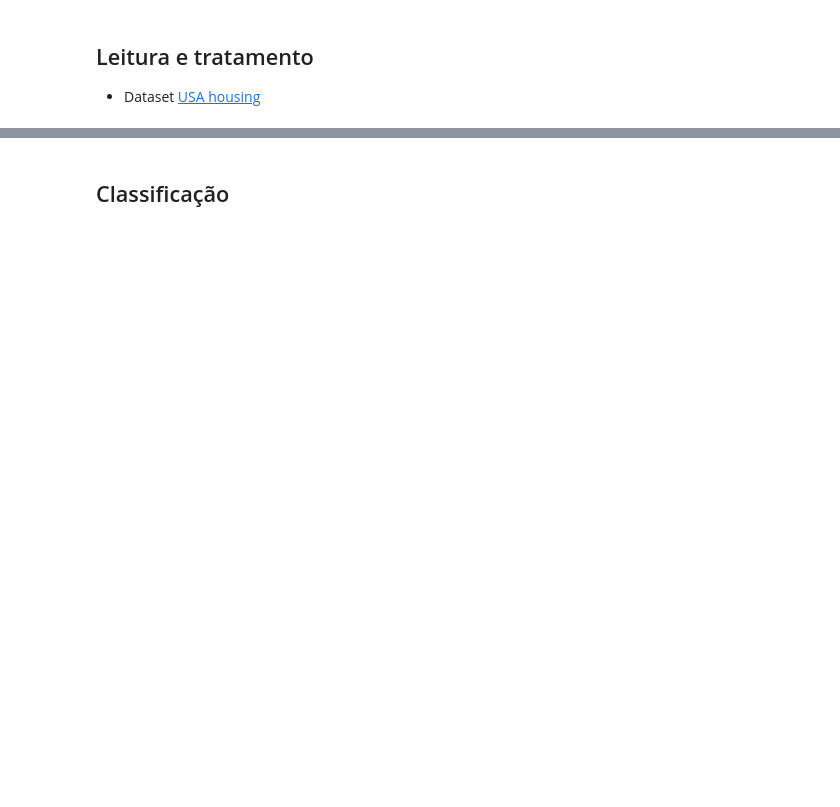
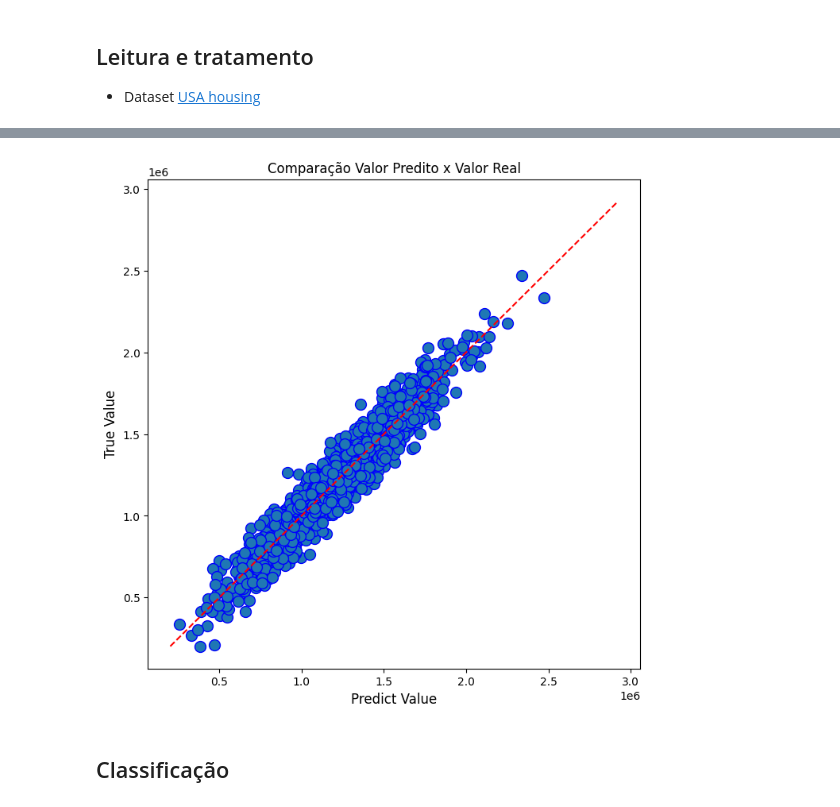
Before and after one commit to vitorgdias/Std-Ada-DS, a Jupyter notebook: Project/Machine_Learning_I/Aula 2 - Fundamentos da Aprendizagem supervisionada - prático.ipynb, the cells around one changed output, grey strips where cells are left out. Drawn from its saved outputs; the diff is of its cells as text; code cells hidden in the pictures; blank space fills up the shorter version.

```diff
--- a/Project/Machine_Learning_I/Aula 2 - Fundamentos da Aprendizagem supervisionada - prático.ipynb
+++ b/Project/Machine_Learning_I/Aula 2 - Fundamentos da Aprendizagem supervisionada - prático.ipynb
@@ -27,4 +54,10 @@ DEPRECATION: Python 2.7 reached the end of its life on January 1st, 2020. Please
+# %%
+# Regressão linear
+model = LinearRegression()
+X = houses.drop(columns='Price')
+y = houses['Price']
 # %%
-# x_treino, x_teste, y_treino, y_teste = train_test_split(X, y, train_size = 0.75, random_state = 42)
+X_train, X_teste, y_train, y_teste = train_test_split(X, y, train_size = 0.75, random_state = 42)
 # %%
 # fit do modelo
+model.fit(X_train, y_train)
@@ -32,0 +66,2 @@ DEPRECATION: Python 2.7 reached the end of its life on January 1st, 2020. Please
+# %%
+y_pred = model.predict(X_teste)
@@ -41,25 +106,27 @@ DEPRECATION: Python 2.7 reached the end of its life on January 1st, 2020. Please
 # %%
-# ## define tamanho da figura
-# fig = plt.figure(figsize=(8,8))
+## define tamanho da figura
+fig = plt.figure(figsize=(8,8))
 
-# # Configurações do plot
-# l = plt.plot(y_pred, y_teste, 'bo') # Define os eixos x e y. O argumento 'bo' indica que queremos que os elementos
-#                                     # apareçam como circulos azuis
-# plt.setp(l, markersize=10)          # Aqui definimos o tamanho dos circulos
-# plt.setp(l, markerfacecolor='C0')   # Aqui definimos a cor do contorno
+# Configurações do plot
+l = plt.plot(y_pred, y_teste, 'bo') # Define os eixos x e y. O argumento 'bo' indica que queremos que os elementos
+                                    # apareçam como circulos azuis
+plt.setp(l, markersize=10)          # Aqui definimos o tamanho dos circulos
+plt.setp(l, markerfacecolor='C0')   # Aqui definimos a cor do contorno
 
-# ## Titulo e eixos
-# plt.title('Comparação Valor Predito x Valor Real', fontsize=12)
-# plt.ylabel("True Value", fontsize=12)
-# plt.xlabel("Predict Value", fontsize=12)
+## Titulo e eixos
+plt.title('Comparação Valor Predito x Valor Real', fontsize=12)
+plt.ylabel("True Value", fontsize=12)
+plt.xlabel("Predict Value", fontsize=12)
 
-# ## Aqui definimos a equação da reta de aproximação e adicionamos ela no plot
-# xl = np.arange(min(y_teste), 1.2*max(y_teste),(max(y_teste)-min(y_teste))/10)
-# yl = xl
-# plt.plot(xl, yl, 'r--')
+## Aqui definimos a equação da reta de aproximação e adicionamos ela no plot
+xl = np.arange(min(y_teste), 1.2*max(y_teste),(max(y_teste)-min(y_teste))/10)
+yl = xl
+plt.plot(xl, yl, 'r--')
 
-# ## Exibição
-# plt.show()
+## Exibição
+plt.show()
+# %% [output]
+[figure, added]
 # %% [markdown]
 ## Classificação
 # %%
```
Also changed, not shown: parts of 42 cells of this notebook, 1 other file.
